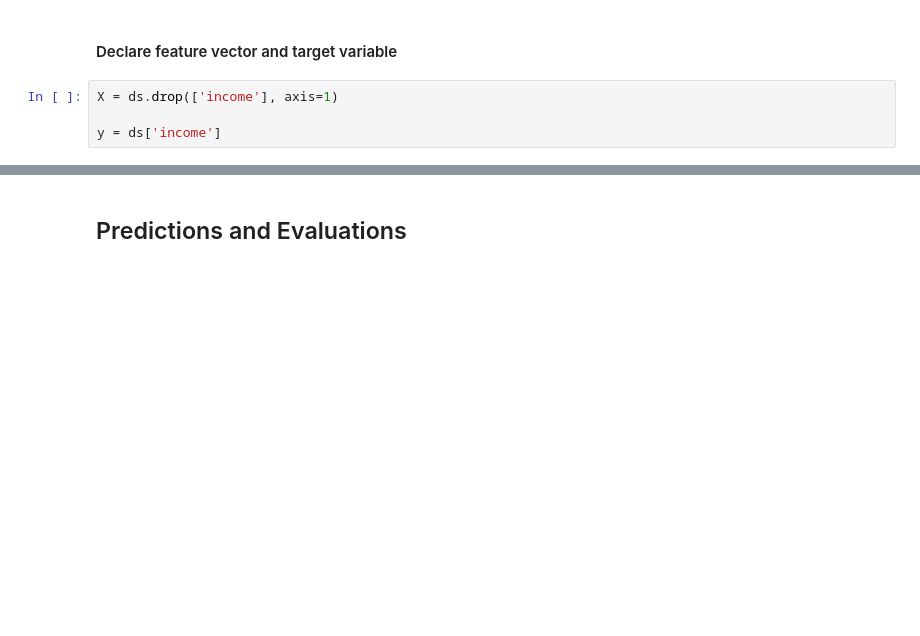
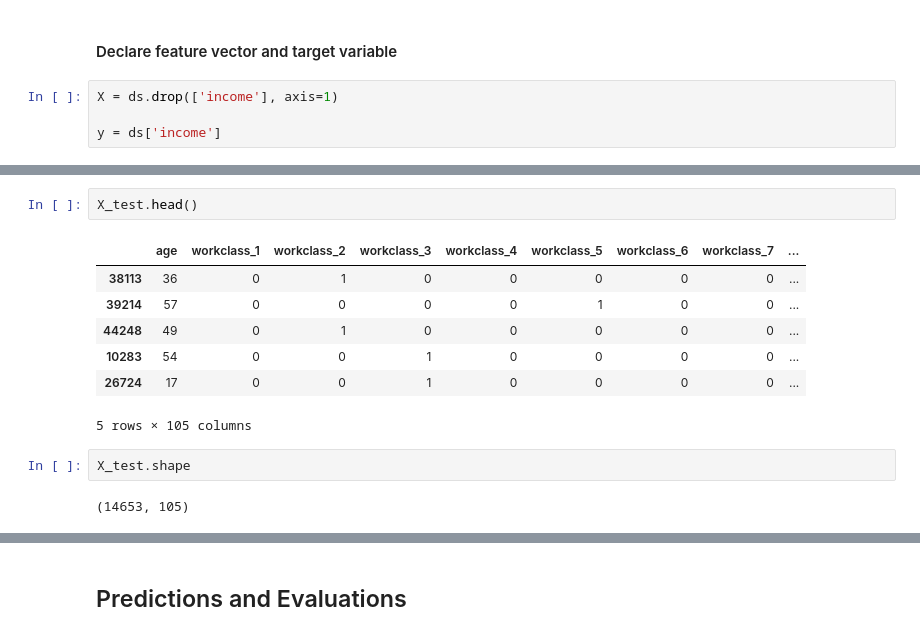
Before and after one commit to eva-f00/bayes_xml, a Jupyter notebook: Test Eva.ipynb, the cells around one changed output, grey strips where cells are left out. Cells and saved outputs as stored; diff of their text form; blank space fills up the shorter version.

```diff
--- a/Test Eva.ipynb
+++ b/Test Eva.ipynb
@@ -164,0 +457,14 @@ y = ds['income']
+# %%
+X_test.head()
+# %% [output]
+|  | age | workclass_1 | workclass_2 | workclass_3 | workclass_4 | workclass_5 | workclass_6 | workclass_7 | ... |
+| 38113 | 36 | 0 | 1 | 0 | 0 | 0 | 0 | 0 | ... |
+| 39214 | 57 | 0 | 0 | 0 | 0 | 1 | 0 | 0 | ... |
+| 44248 | 49 | 0 | 1 | 0 | 0 | 0 | 0 | 0 | ... |
+| 10283 | 54 | 0 | 0 | 1 | 0 | 0 | 0 | 0 | ... |
+| 26724 | 17 | 0 | 0 | 1 | 0 | 0 | 0 | 0 | ... |
+5 rows × 105 columns
+# %%
+X_test.shape
+# %% [output]
+(14653, 105)
```
Also changed, not shown: parts of 69 cells of this notebook.
